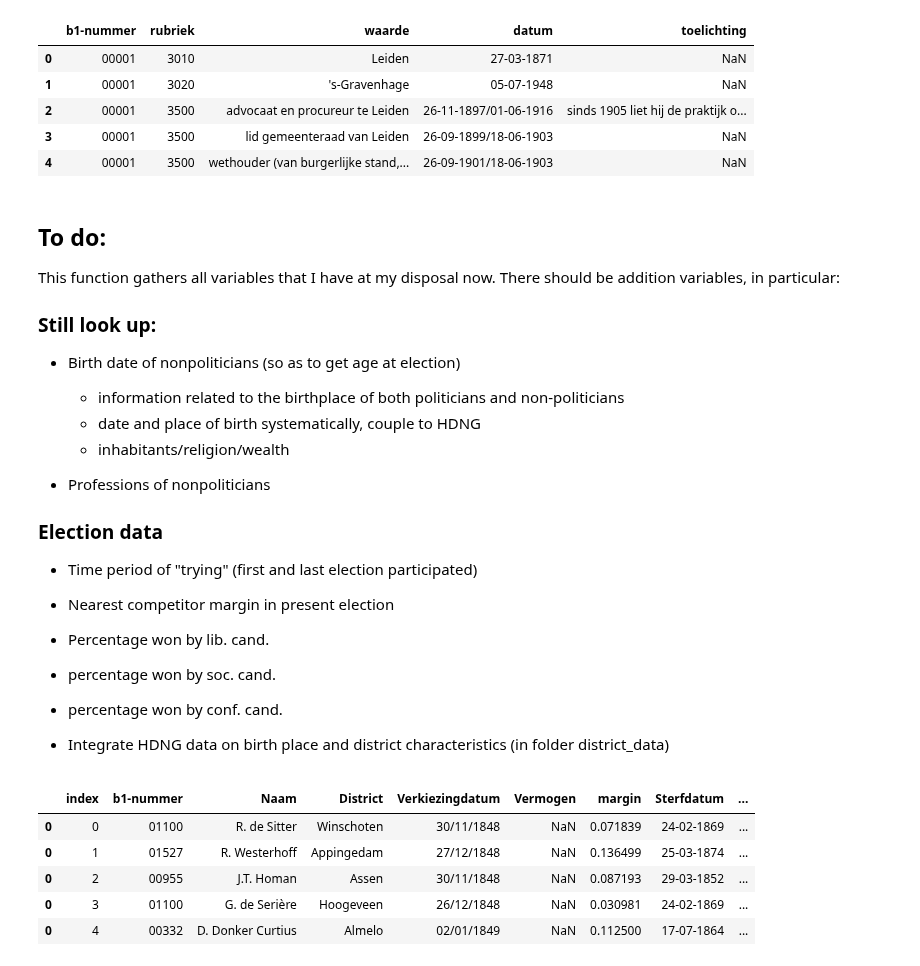
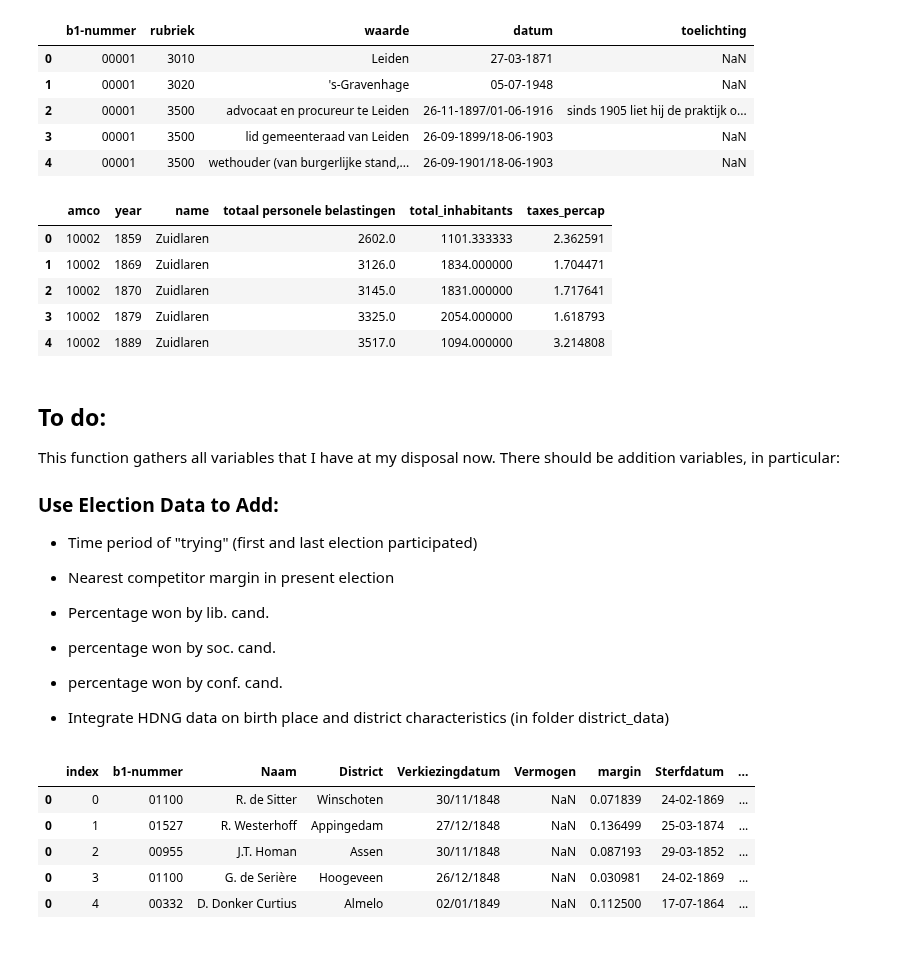
Before and after one commit to basm92/Polrents, a Jupyter notebook: Code/find_remaining_variables.ipynb, the cells around one changed output. Saved outputs shown, nothing was run; the diff lists cells and outputs as text; code cells hidden in the pictures.

```diff
--- a/Code/find_remaining_variables.ipynb
+++ b/Code/find_remaining_variables.ipynb
@@ -81,4 +81,13 @@ politician_metadata2 = pd.read_excel("../Data/politician_data/tk_1815tot1950uu.x
 
 ## Nonpolitician metadata
 nonpolitician_metadata = pd.read_csv("../Data/nonpolitician_data/nonpoliticians_birthplace_birthdates.csv").iloc[:,1:]
+
+
+## Taxes and population (district)
+taxes_pop = pd.read_csv('../Data/district_data/taxes_and_population.csv').iloc[:,1:]
+
+## Professional composition 1889 (district)
+
+
+## Religious composition over time (district)
 # %%
@@ -104,23 +126,22 @@ politician_metadata2.head(5)
 | 2 | 00001 | 3500 | advocaat en procureur te Leiden | 26-11-1897/01-06-1916 | sinds 1905 liet hij de praktijk o... |
 | 3 | 00001 | 3500 | lid gemeenteraad van Leiden | 26-09-1899/18-06-1903 | NaN |
 | 4 | 00001 | 3500 | wethouder (van burgerlijke stand,... | 26-09-1901/18-06-1903 | NaN |
+# %%
+taxes_pop.head(5)
+# %% [output]
+|  | amco | year | name | totaal personele belastingen | total_inhabitants | taxes_percap |
+| 0 | 10002 | 1859 | Zuidlaren | 2602.0 | 1101.333333 | 2.362591 |
+| 1 | 10002 | 1869 | Zuidlaren | 3126.0 | 1834.000000 | 1.704471 |
+| 2 | 10002 | 1870 | Zuidlaren | 3145.0 | 1831.000000 | 1.717641 |
+| 3 | 10002 | 1879 | Zuidlaren | 3325.0 | 2054.000000 | 1.618793 |
+| 4 | 10002 | 1889 | Zuidlaren | 3517.0 | 1094.000000 | 3.214808 |
 # %% [markdown]
 ## To do:
 
 This function gathers all variables that I have at my disposal now. There should be addition variables, in particular:
 
 
-### Still look up:
-
-- Birth date of nonpoliticians (so as to get age at election)
-
-    - information related to the birthplace of both politicians and non-politicians
-    - date and place of birth systematically, couple to HDNG
-    - inhabitants/religion/wealth
-
-- Professions of nonpoliticians
-
-### Election data
+### Use Election Data to Add:
 
 - Time period of "trying" (first and last election participated)
 
```
Also changed, not shown: parts of 11 cells of this notebook.
